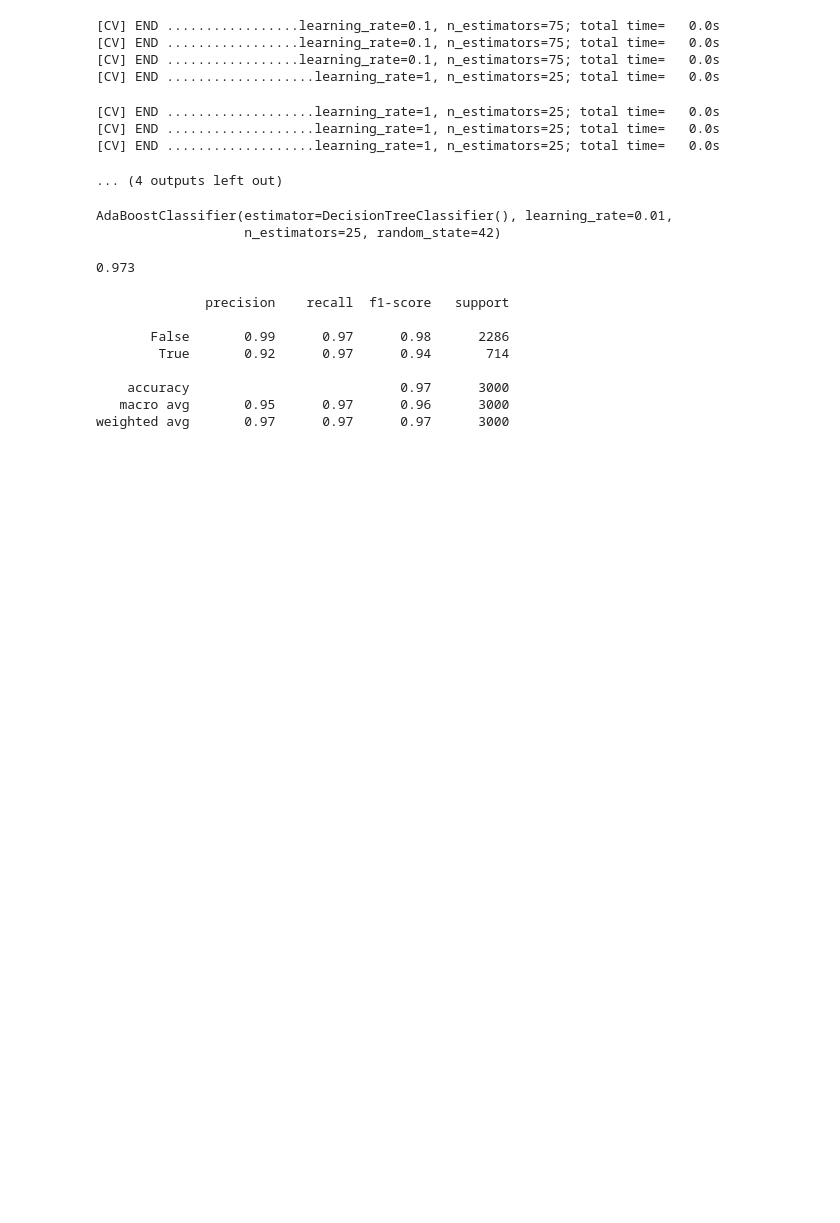
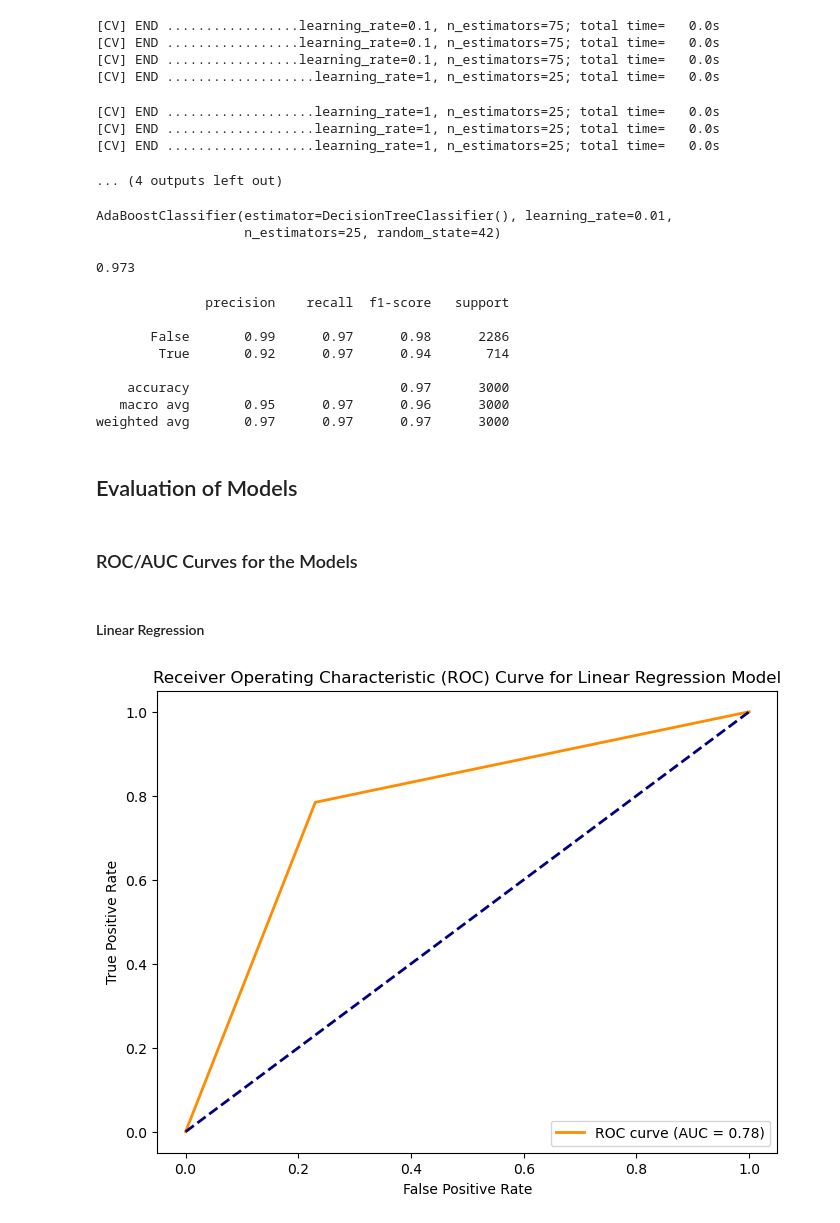
Before and after one commit to adsaw23/Employee-Turnover-Analysis, a Jupyter notebook: Notebooks/Modeling.ipynb, the cells around one changed output. Cells and saved outputs as stored; diff of their text form; code cells hidden in the pictures; blank space fills up the shorter version.

Commit message:
Adding ROC AUC curve in model evaluation for the LinearnREgression model

```diff
--- a/Notebooks/Modeling.ipynb
+++ b/Notebooks/Modeling.ipynb
@@ -270,3 +270,7 @@ print(classification_report(y_test,y_pred_ada))
     accuracy                           0.97      3000
    macro avg       0.95      0.97      0.96      3000
 weighted avg       0.97      0.97      0.97      3000
+# %% [markdown]
+## Evaluation of Models
+# %% [markdown]
+### ROC/AUC Curves for the Models
@@ -272,0 +279,16 @@ weighted avg       0.97      0.97      0.97      3000
+# %% [markdown]
+#### Linear Regression
+# %%
+fpr_linear, tpr_linear, thresholds_linear = roc_curve(y_test, y_pred)
+roc_auc = auc(fpr_linear,tpr_linear)
+# %%
+plt.figure(figsize=(8, 6))
+plt.plot(fpr_linear, tpr_linear, color='darkorange', lw=2, label=f'ROC curve (AUC = {roc_auc:.2f})')
+plt.plot([0, 1], [0, 1], color='navy', lw=2, linestyle='--')  # Diagonal line
+plt.xlabel('False Positive Rate')
+plt.ylabel('True Positive Rate')
+plt.title('Receiver Operating Characteristic (ROC) Curve for Linear Regression Model')
+plt.legend(loc="lower right")
+plt.show()
+# %% [output]
+[figure, added]
```
Also changed, not shown: parts of 1 cell of this notebook.
